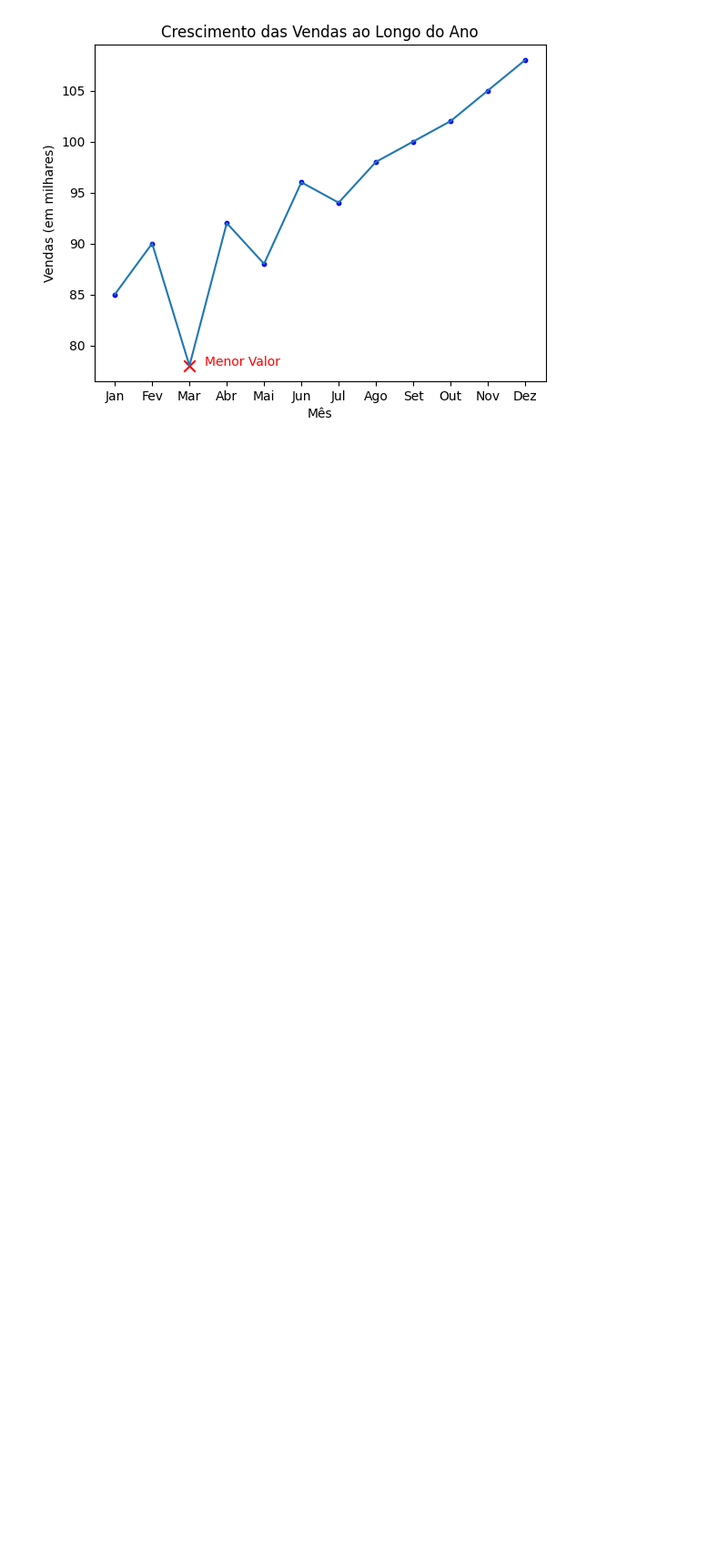
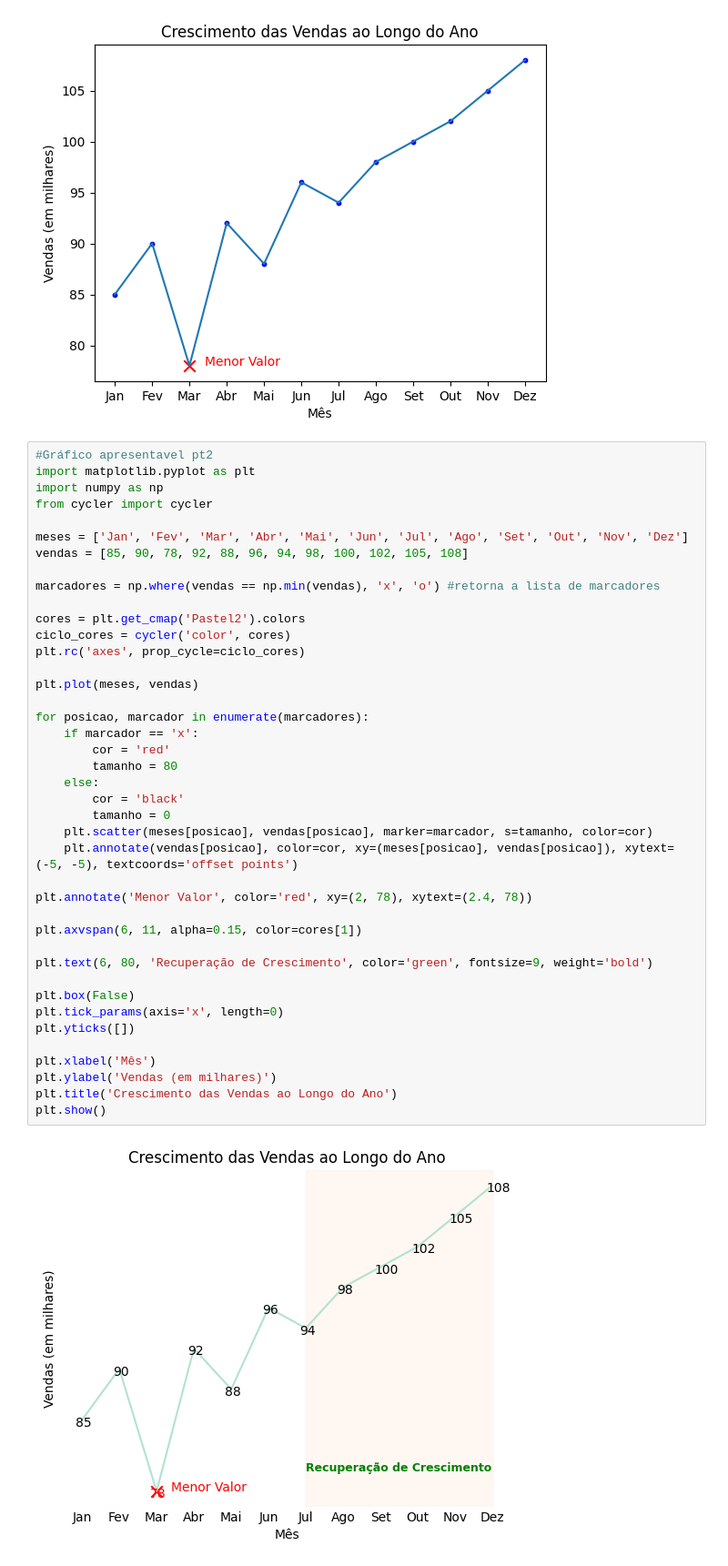
Before and after one commit to dePinhoPaulo/Especializacao-em-Analise-de-Dados, a Jupyter notebook: 06. Trilha Impressionadora - Especialização em Python/49. Gráficos no Python - Matplotlib e Seaborn/10_plt_personalizacao_linhas_parte_1_inicial.ipynb, the cells around one changed output. Shown: that part at 91% size. Cells and saved outputs as stored; diff of their text form; blank space fills up the shorter version.

Commit message:
Update 49. Gráficos no Python - Matplotlib e Seaborn
Anotações e Prática. Aulas da 11 à 13.

```diff
--- a/06. Trilha Impressionadora - Especialização em Python/49. Gráficos no Python - Matplotlib e Seaborn/10_plt_personalizacao_linhas_parte_1_inicial.ipynb
+++ b/06. Trilha Impressionadora - Especialização em Python/49. Gráficos no Python - Matplotlib e Seaborn/10_plt_personalizacao_linhas_parte_1_inicial.ipynb
@@ -61,3 +61,46 @@ plt.title('Crescimento das Vendas ao Longo do Ano')
 plt.show()
 # %% [output]
 [figure]
+# %%
+#Gráfico apresentavel pt2
+import matplotlib.pyplot as plt
+import numpy as np
+from cycler import cycler
+
+meses = ['Jan', 'Fev', 'Mar', 'Abr', 'Mai', 'Jun', 'Jul', 'Ago', 'Set', 'Out', 'Nov', 'Dez']
+vendas = [85, 90, 78, 92, 88, 96, 94, 98, 100, 102, 105, 108]
+
+marcadores = np.where(vendas == np.min(vendas), 'x', 'o') #retorna a lista de marcadores
+
+cores = plt.get_cmap('Pastel2').colors
+ciclo_cores = cycler('color', cores)
+plt.rc('axes', prop_cycle=ciclo_cores)
+
+plt.plot(meses, vendas)
+
+for posicao, marcador in enumerate(marcadores):
+    if marcador == 'x':
+        cor = 'red'
+        tamanho = 80
+    else:
+        cor = 'black'
+        tamanho = 0
+    plt.scatter(meses[posicao], vendas[posicao], marker=marcador, s=tamanho, color=cor)
+    plt.annotate(vendas[posicao], color=cor, xy=(meses[posicao], vendas[posicao]), xytext=(-5, -5), textcoords='offset points')
+
+plt.annotate('Menor Valor', color='red', xy=(2, 78), xytext=(2.4, 78))
+
+plt.axvspan(6, 11, alpha=0.15, color=cores[1])
+
+plt.text(6, 80, 'Recuperação de Crescimento', color='green', fontsize=9, weight='bold')
+
+plt.box(False)
+plt.tick_params(axis='x', length=0)
+plt.yticks([])
+
+plt.xlabel('Mês')
+plt.ylabel('Vendas (em milhares)')
+plt.title('Crescimento das Vendas ao Longo do Ano')
+plt.show()
+# %% [output]
+[figure, added]
```
Also changed, not shown: 2 other files.
